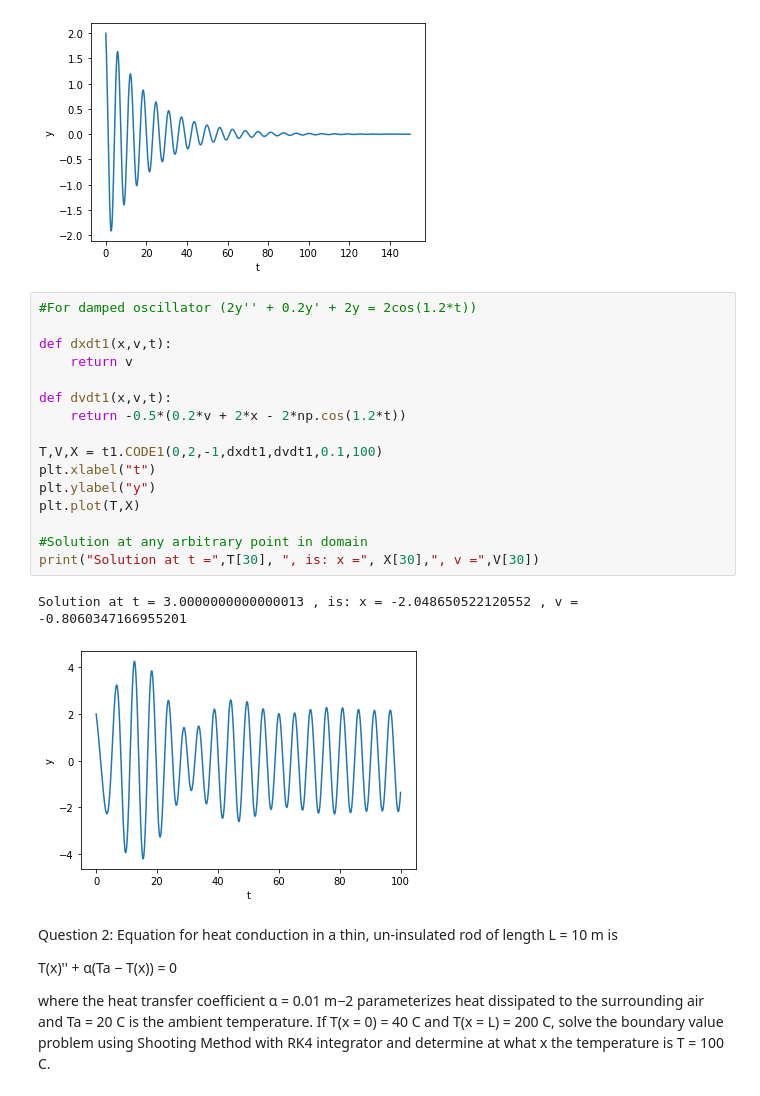
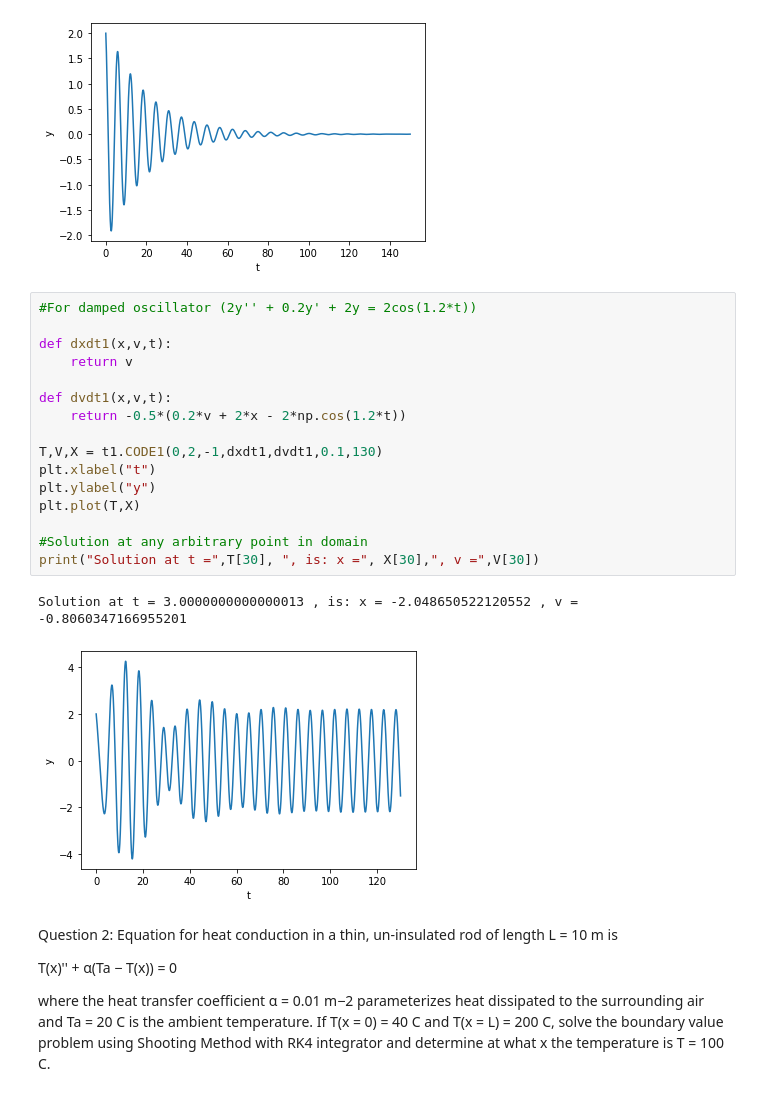
Before and after one commit to Dr-Noobilson/P346-CPL-Assignments, a Jupyter notebook: Assign6.ipynb, the cells around one changed output. Drawn from its saved outputs; the diff is of its cells as text.

```diff
--- a/Assign6.ipynb
+++ b/Assign6.ipynb
@@ -30,22 +31,22 @@ Solution at t = 2.0000000000000004 , is: x = -1.491233504402901 , v = -1.2337547
 # %%
 #For damped oscillator (2y'' + 0.2y' + 2y = 2cos(1.2*t))
 
 def dxdt1(x,v,t):
     return v
 
 def dvdt1(x,v,t):
     return -0.5*(0.2*v + 2*x - 2*np.cos(1.2*t))
 
-T,V,X = t1.CODE1(0,2,-1,dxdt1,dvdt1,0.1,100)
+T,V,X = t1.CODE1(0,2,-1,dxdt1,dvdt1,0.1,130)
 plt.xlabel("t")
 plt.ylabel("y")
 plt.plot(T,X)
 
 #Solution at any arbitrary point in domain
 print("Solution at t =",T[30], ", is: x =", X[30],", v =",V[30])
 # %% [output]
 Solution at t = 3.0000000000000013 , is: x = -2.048650522120552 , v = -0.8060347166955201
-[figure, old version]
+[figure, new version]
 # %% [markdown]
 Question 2: Equation for heat conduction in a thin, un-insulated rod of length L = 10 m is
 
```
Also changed, not shown: parts of 5 cells of this notebook, 3 other files.
